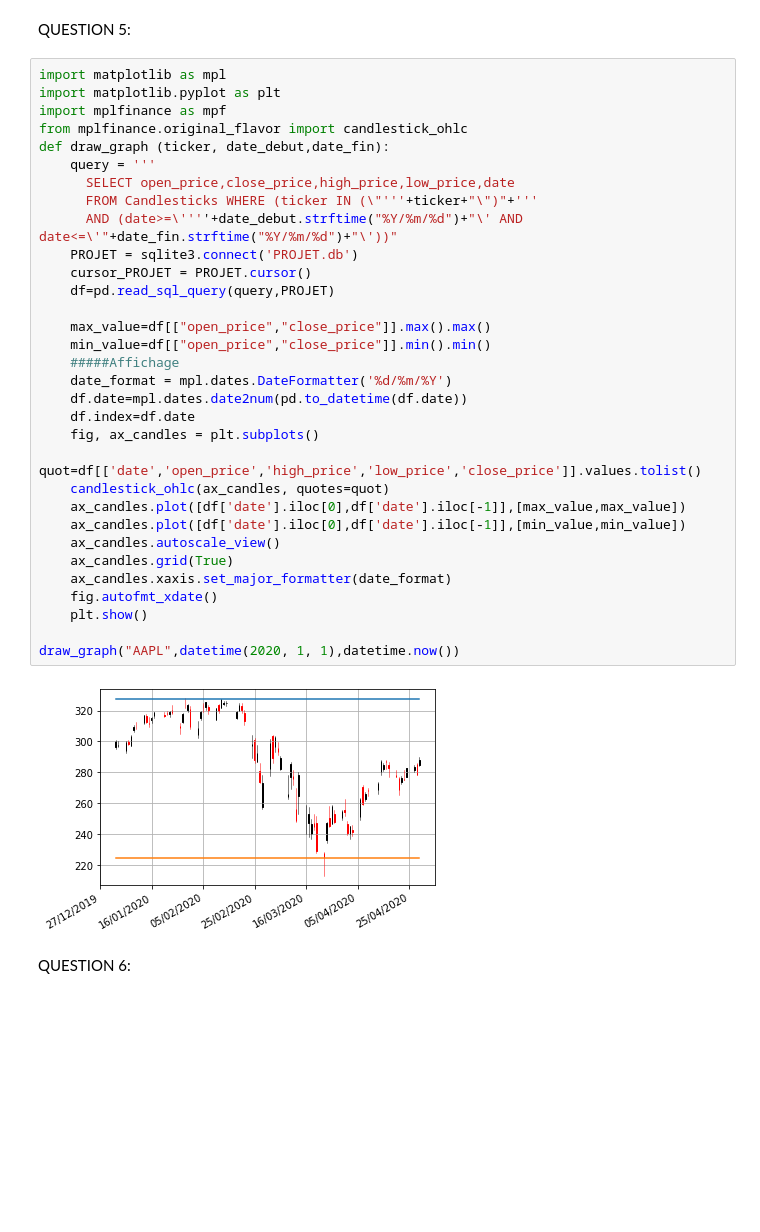
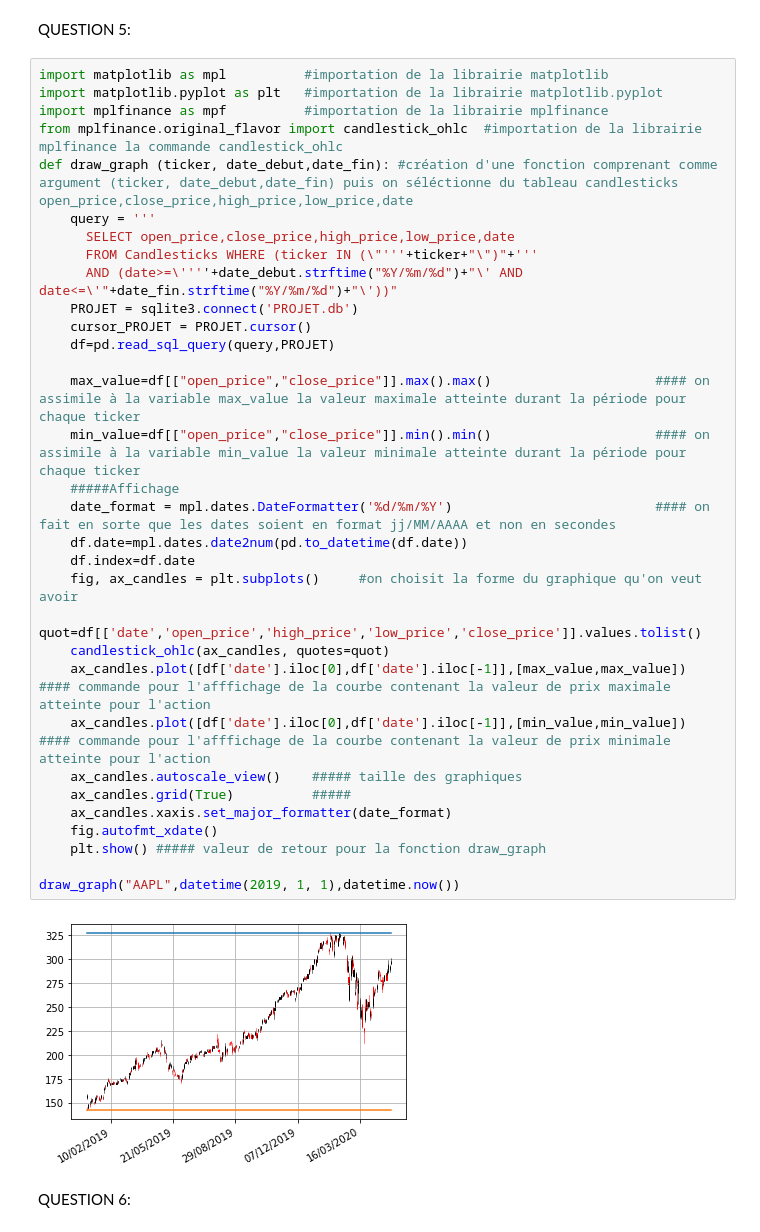
Before and after one commit to khalilacheche/Stocks-Analyser-Fetcher, a Jupyter notebook: main.ipynb, the cells around one changed output. Drawn from its saved outputs; the diff is of its cells as text; blank space fills up the shorter version.

```diff
--- a/main.ipynb
+++ b/main.ipynb
@@ -335,39 +360,39 @@ print(nbVar("AAPL",datetime(2020, 1, 13),datetime(2020, 1, 15),1))
 # %% [markdown]
 QUESTION 5:
 # %%
-import matplotlib as mpl
-import matplotlib.pyplot as plt
-import mplfinance as mpf
-from mplfinance.original_flavor import candlestick_ohlc
-def draw_graph (ticker, date_debut,date_fin):
+import matplotlib as mpl          #importation de la librairie matplotlib
+import matplotlib.pyplot as plt   #importation de la librairie matplotlib.pyplot
+import mplfinance as mpf          #importation de la librairie mplfinance
+from mplfinance.original_flavor import candlestick_ohlc  #importation de la librairie mplfinance la commande candlestick_ohlc
+def draw_graph (ticker, date_debut,date_fin): #création d'une fonction comprenant comme argument (ticker, date_debut,date_fin) puis on séléctionne du tableau candlesticks open_price,close_price,high_price,low_price,date
     query = '''
       SELECT open_price,close_price,high_price,low_price,date
       FROM Candlesticks WHERE (ticker IN (\"'''+ticker+"\")"+'''
       AND (date>=\''''+date_debut.strftime("%Y/%m/%d")+"\' AND date<=\'"+date_fin.strftime("%Y/%m/%d")+"\'))"
     PROJET = sqlite3.connect('PROJET.db')
     cursor_PROJET = PROJET.cursor()
     df=pd.read_sql_query(query,PROJET)
 
-    max_value=df[["open_price","close_price"]].max().max()
-    min_value=df[["open_price","close_price"]].min().min()
+    max_value=df[["open_price","close_price"]].max().max()                     #### on assimile à la variable max_value la valeur maximale atteinte durant la période pour chaque ticker
+    min_value=df[["open_price","close_price"]].min().min()                     #### on assimile à la variable min_value la valeur minimale atteinte durant la période pour chaque ticker
     #####Affichage
-    date_format = mpl.dates.DateFormatter('%d/%m/%Y')
+    date_format = mpl.dates.DateFormatter('%d/%m/%Y')                          #### on fait en sorte que les dates soient en format jj/MM/AAAA et non en secondes
     df.date=mpl.dates.date2num(pd.to_datetime(df.date))
     df.index=df.date
-    fig, ax_candles = plt.subplots()
+    fig, ax_candles = plt.subplots()     #on choisit la forme du graphique qu'on veut avoir
     quot=df[['date','open_price','high_price','low_price','close_price']].values.tolist()
     candlestick_ohlc(ax_candles, quotes=quot)
-    ax_candles.plot([df['date'].iloc[0],df['date'].iloc[-1]],[max_value,max_value])
-    ax_candles.plot([df['date'].iloc[0],df['date'].iloc[-1]],[min_value,min_value])
-    ax_candles.autoscale_view()
-    ax_candles.grid(True)
+    ax_candles.plot([df['date'].iloc[0],df['date'].iloc[-1]],[max_value,max_value])     #### commande pour l'afffichage de la courbe contenant la valeur de prix maximale atteinte pour l'action
+    ax_candles.plot([df['date'].iloc[0],df['date'].iloc[-1]],[min_value,min_value])     #### commande pour l'afffichage de la courbe contenant la valeur de prix minimale atteinte pour l'action
+    ax_candles.autoscale_view()    ##### taille des graphiques
+    ax_candles.grid(True)          #####
     ax_candles.xaxis.set_major_formatter(date_format)
     fig.autofmt_xdate()
-    plt.show()
+    plt.show() ##### valeur de retour pour la fonction draw_graph
 
-draw_graph("AAPL",datetime(2020, 1, 1),datetime.now())
+draw_graph("AAPL",datetime(2019, 1, 1),datetime.now())
 # %% [output]
-[figure, old version]
+[figure, new version]
 # %% [markdown]
 QUESTION 6:
 # %%
```
Also changed, not shown: parts of 16 cells of this notebook.
